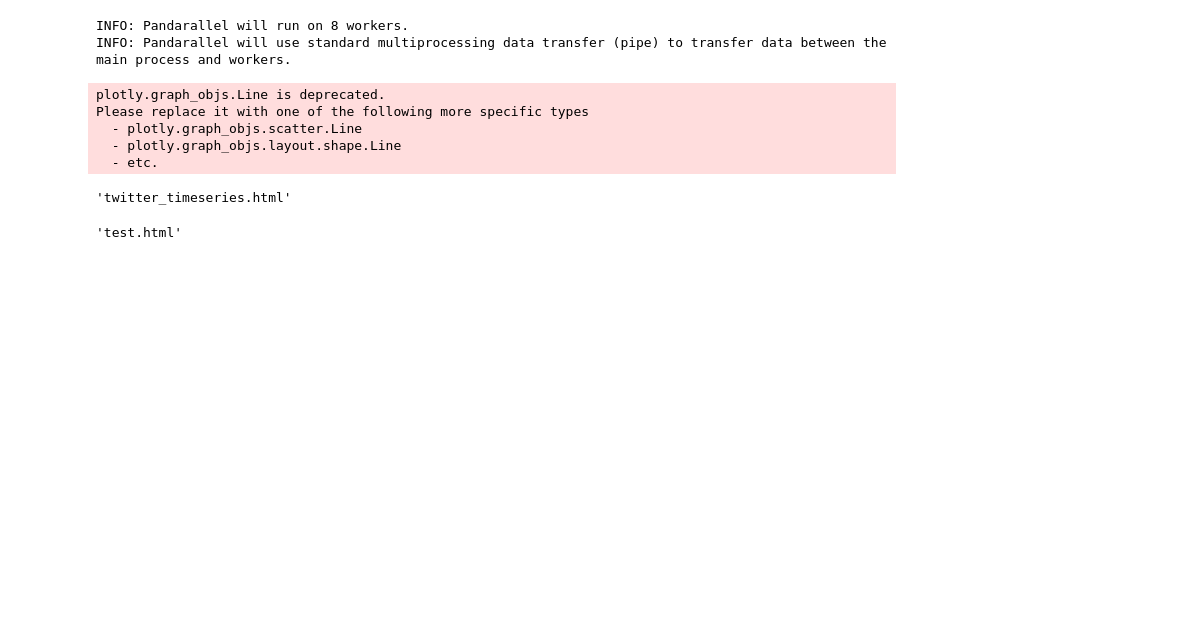
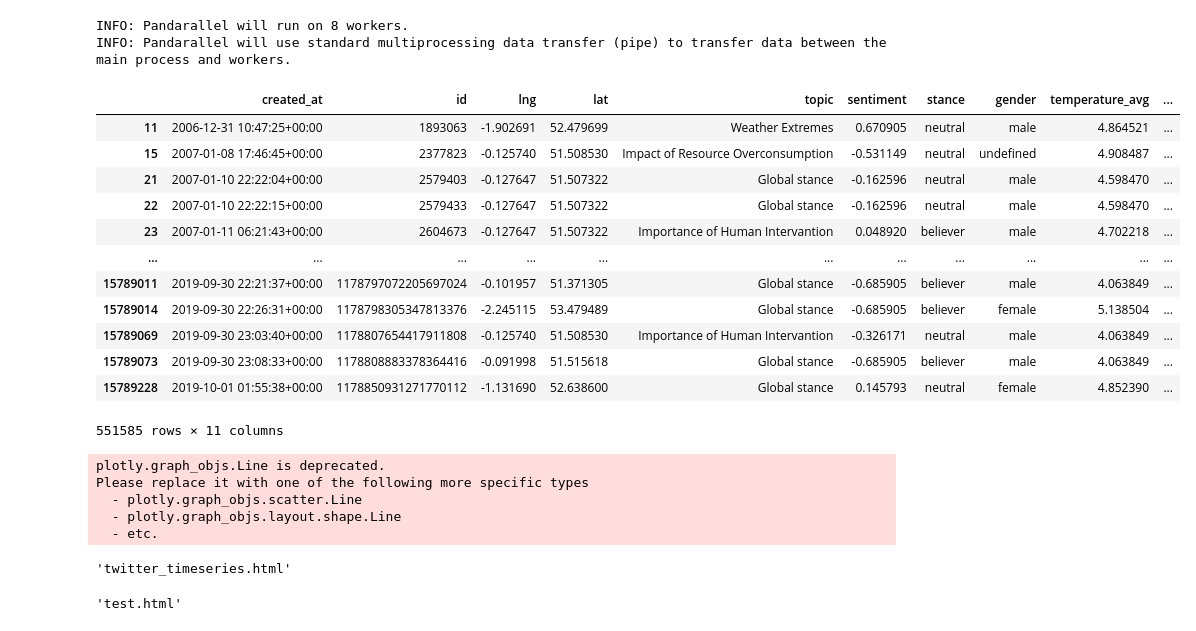
Before and after one commit to luisdibdin/hackathon, a Jupyter notebook: notebooks/twitter.ipynb, the cells around one changed output. Saved outputs shown, nothing was run; the diff lists cells and outputs as text; code cells hidden in the pictures; blank space fills up the shorter version.

```diff
--- a/notebooks/twitter.ipynb
+++ b/notebooks/twitter.ipynb
@@ -29,6 +29,22 @@ df_uk = df_uk.query('UK == True')
 df_uk = df_uk.drop(["UK"], axis=1)
 # %%
 df_uk.to_csv("../data_clean/climate_tweets_uk.csv")
+# %%
+df_uk
+# %% [output]
+|  | created_at | id | lng | lat | topic | sentiment | stance | gender | temperature_avg | ... |
+| 11 | 2006-12-31 10:47:25+00:00 | 1893063 | -1.902691 | 52.479699 | Weather Extremes | 0.670905 | neutral | male | 4.864521 | ... |
+| 15 | 2007-01-08 17:46:45+00:00 | 2377823 | -0.125740 | 51.508530 | Impact of Resource Overconsumption | -0.531149 | neutral | undefined | 4.908487 | ... |
+| 21 | 2007-01-10 22:22:04+00:00 | 2579403 | -0.127647 | 51.507322 | Global stance | -0.162596 | neutral | male | 4.598470 | ... |
+| 22 | 2007-01-10 22:22:15+00:00 | 2579433 | -0.127647 | 51.507322 | Global stance | -0.162596 | neutral | male | 4.598470 | ... |
+| 23 | 2007-01-11 06:21:43+00:00 | 2604673 | -0.127647 | 51.507322 | Importance of Human Intervantion | 0.048920 | believer | male | 4.702218 | ... |
+| ... | ... | ... | ... | ... | ... | ... | ... | ... | ... | ... |
+| 15789011 | 2019-09-30 22:21:37+00:00 | 1178797072205697024 | -0.101957 | 51.371305 | Global stance | -0.685905 | believer | male | 4.063849 | ... |
+| 15789014 | 2019-09-30 22:26:31+00:00 | 1178798305347813376 | -2.245115 | 53.479489 | Global stance | -0.685905 | believer | female | 5.138504 | ... |
+| 15789069 | 2019-09-30 23:03:40+00:00 | 1178807654417911808 | -0.125740 | 51.508530 | Importance of Human Intervantion | -0.326171 | neutral | male | 4.063849 | ... |
+| 15789073 | 2019-09-30 23:08:33+00:00 | 1178808883378364416 | -0.091998 | 51.515618 | Global stance | -0.685905 | believer | male | 4.063849 | ... |
+| 15789228 | 2019-10-01 01:55:38+00:00 | 1178850931271770112 | -1.131690 | 52.638600 | Global stance | 0.145793 | neutral | female | 4.852390 | ... |
+551585 rows × 11 columns
 # %%
 df_uk["date"] = df_uk["created_at"].apply(lambda x: datetime.strptime(x.split(" ")[0], "%Y-%m-%d"))
 # %%
```
Also changed, not shown: parts of 8 cells of this notebook, 3 other files.
